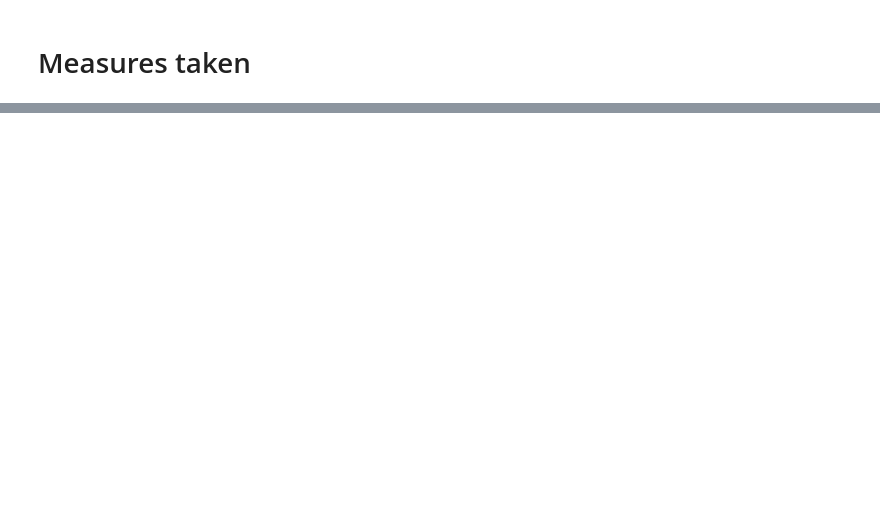
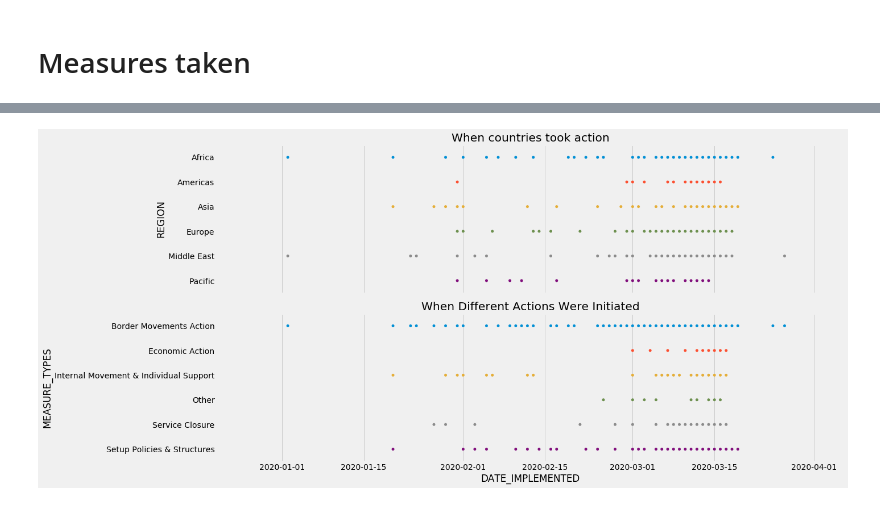
Before and after one commit to bilha-analytics/es_services, a Jupyter notebook: ncov19_bot/quick_view_covid-19.ipynb, the cells around one changed output, grey strips where cells are left out. Drawn from its saved outputs; the diff is of its cells as text; code cells hidden in the pictures; blank space fills up the shorter version.

Commit message:
covid19 - Action Taken over time

```diff
--- a/ncov19_bot/quick_view_covid-19.ipynb
+++ b/ncov19_bot/quick_view_covid-19.ipynb
@@ -38,8 +46,8 @@ def setClassType( mstr):
 df[ 'MEASURE_TYPES'] = df.apply( lambda x: setClassType(x['MEASURE']), axis=1)
 # %%
 params = {
-          'font.size' : 10.0,
-          'figure.figsize': (12.0, 7.0),
+    'font.size' : 10.0,
+    'figure.figsize': (15.0, 8.0),
 }
 plt.rcParams.update(params)
 plt.style.use('fivethirtyeight') #tableau-colorblind10 ggplot
@@ -71 +54,15 @@ plt.title( "Timeline - When Different Actions Were Initiated")
+# %%
+fig, ax = plt.subplots( nrows=2, ncols=1, figsize=(20.0, 9.0), sharex=True)
+# plt.subplots_adjust(hspace=2.4)
+
+dtmp = df.groupby( ['REGION', 'DATE_IMPLEMENTED']).size().reset_index()
+sns.swarmplot(x='DATE_IMPLEMENTED', y='REGION', data=dtmp, ax=ax[0]).set_title( "When countries took action")
+ax[0].get_xaxis().set_label_text("")
+
+dtmp = df.groupby( ['MEASURE_TYPES', 'DATE_IMPLEMENTED']).size().reset_index()
+sns.swarmplot(x='DATE_IMPLEMENTED', y='MEASURE_TYPES', data=dtmp, ax=ax[1]).set_title( "When Different Actions Were Initiated")
+
+fig.tight_layout()
+# %% [output]
+[figure, added]
 # %%
```
Also changed, not shown: parts of 11 cells of this notebook.
